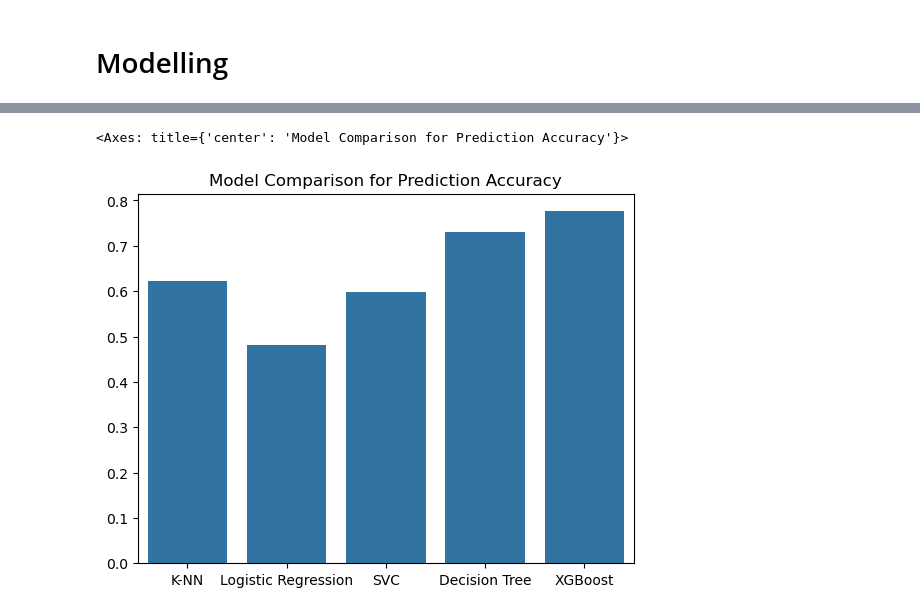
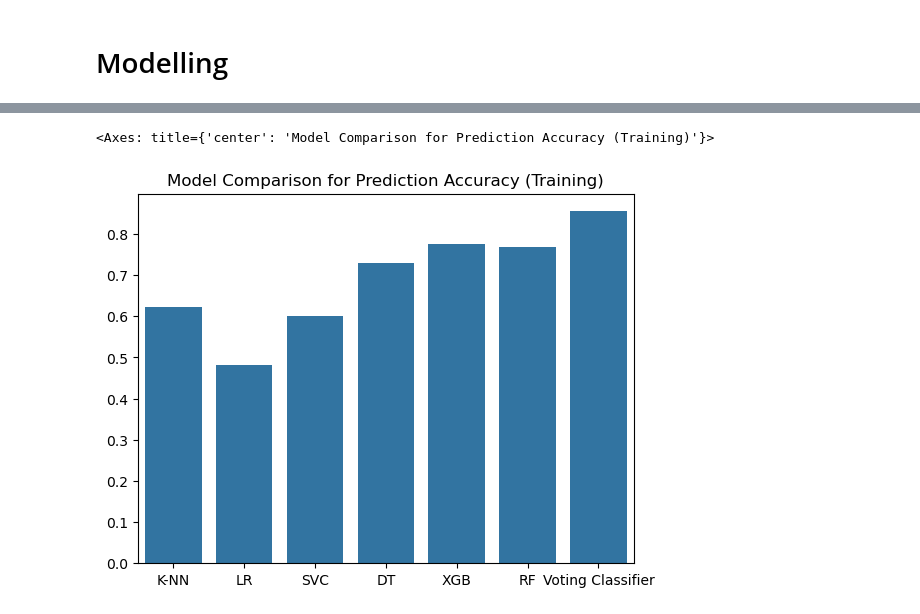
Before and after one commit to voidt01/Water-Quality-Machine-Learning-Prediction-Model, a Jupyter notebook: FINAL.ipynb, the cells around one changed output, grey strips where cells are left out. Cells and saved outputs as stored; diff of their text form; code cells hidden in the pictures.

```diff
--- a/FINAL.ipynb
+++ b/FINAL.ipynb
@@ -245,6 +249,7 @@ lr = LogisticRegression(class_weight='balanced', random_state=42)
 svc = SVC(class_weight='balanced',random_state=42)
 dt = DecisionTreeClassifier(class_weight='balanced', random_state=42)
 xgb = XGBClassifier(objective='binary:logistic', seed=42, use_label_encoder=False, scale_pos_weight=scale_pos_weight)
+rf = RandomForestClassifier(class_weight='balanced', random_state=42)
 
 # using cross validation to evaluate the model where each fold is stratified
 skf = StratifiedKFold(n_splits=5)
@@ -333,7 +385,10 @@ params = {
 rs_xgb = RandomizedSearchCV(xgb, params, cv=skf, n_jobs=-1, verbose=1, random_state=42)
 
 # fit knn to training data
-rs_xgb.fit(X_train_scaled, y_train, early_stopping_rounds=10, eval_metric='aucpr', eval_set = [(X_test_scaled, y_test)])
+rs_xgb.fit(X_train, y_train, early_stopping_rounds=10, eval_metric='aucpr', eval_set = [(X_test, y_test)])
+
+xgb = rs_xgb.best_estimator_
+xgb.fit(X_train, y_train)
 # %% [output]
 Fitting 5 folds for each of 10 candidates, totalling 50 fits
 [0]     validation_0-aucpr:0.75634
@@ -371,0 +421,21 @@ RandomizedSearchCV(cv=StratifiedKFold(n_splits=5, random_state=None, shuffle=Fal
+# %%
+# Random Forest params
+
+params = {
+        'n_estimators': [50, 100, 200, 300, 400, 500],
+        'max_depth': [None, 3, 4, 5, 6, 7, 8, 9, 10],
+        'min_samples_split': [2, 3, 4, 5, 6, 7, 8, 9, 10],
+        'max_features': ['sqrt', 'log2'],
+        'bootstrap': [True]
+    }
+
+# Instantiate cross validated Decision Tree random search
+rs_rf= RandomizedSearchCV(rf, params, cv=skf, n_jobs=-1, verbose=1, random_state=42)
+
+# fit knn to training data
+rs_rf.fit(X_train, y_train)
+y_pred_rf = rs_rf.predict(X_test)
+print(classification_report(y_test, y_pred_rf))
+
+rf = rs_rf.best_estimator_
+rf.fit(X_train, y_train)
@@ -371,0 +454,10 @@ RandomizedSearchCV(cv=StratifiedKFold(n_splits=5, random_state=None, shuffle=Fal
+# %%
+voting_clf = VotingClassifier(estimators=[('knn', rs_knn),
+                                          ('lr', rs_lr),
+                                          ('svc', rs_svc),
+                                          ('dt', rs_dt)],
+                                          voting='hard')
+
+voting_clf.fit(X_train, y_train)
+y_pred_vc = voting_clf.predict(X_test)
+print(classification_report(y_test, y_pred_vc))
@@ -372,7 +477,8 @@ RandomizedSearchCV(cv=StratifiedKFold(n_splits=5, random_state=None, shuffle=Fal
 # %%
-plt.title('Model Comparison for Prediction Accuracy')
-sns.barplot(x=['K-NN', 'Logistic Regression', 'SVC', 'Decision Tree', 'XGBoost'],
-            y=[rs_knn.best_score_, rs_lr.best_score_, rs_svc.best_score_, rs_dt.best_score_, rs_xgb.best_score_])
+plt.title('Model Comparison for Prediction Accuracy (Training)')
+
+sns.barplot(x=['K-NN', 'LR', 'SVC', 'DT', 'XGB', 'RF', 'Voting Classifier'],
+            y=[rs_knn.best_score_, rs_lr.best_score_, rs_svc.best_score_, rs_dt.best_score_, rs_xgb.best_score_, rs_rf.best_score_, voting_clf.score(X_train, y_train)])
 # %% [output]
-<Axes: title={'center': 'Model Comparison for Prediction Accuracy'}>
+<Axes: title={'center': 'Model Comparison for Prediction Accuracy (Training)'}>
-[figure, old version]
+[figure, new version]
```
Also changed, not shown: parts of 22 cells of this notebook, 11 other files.
